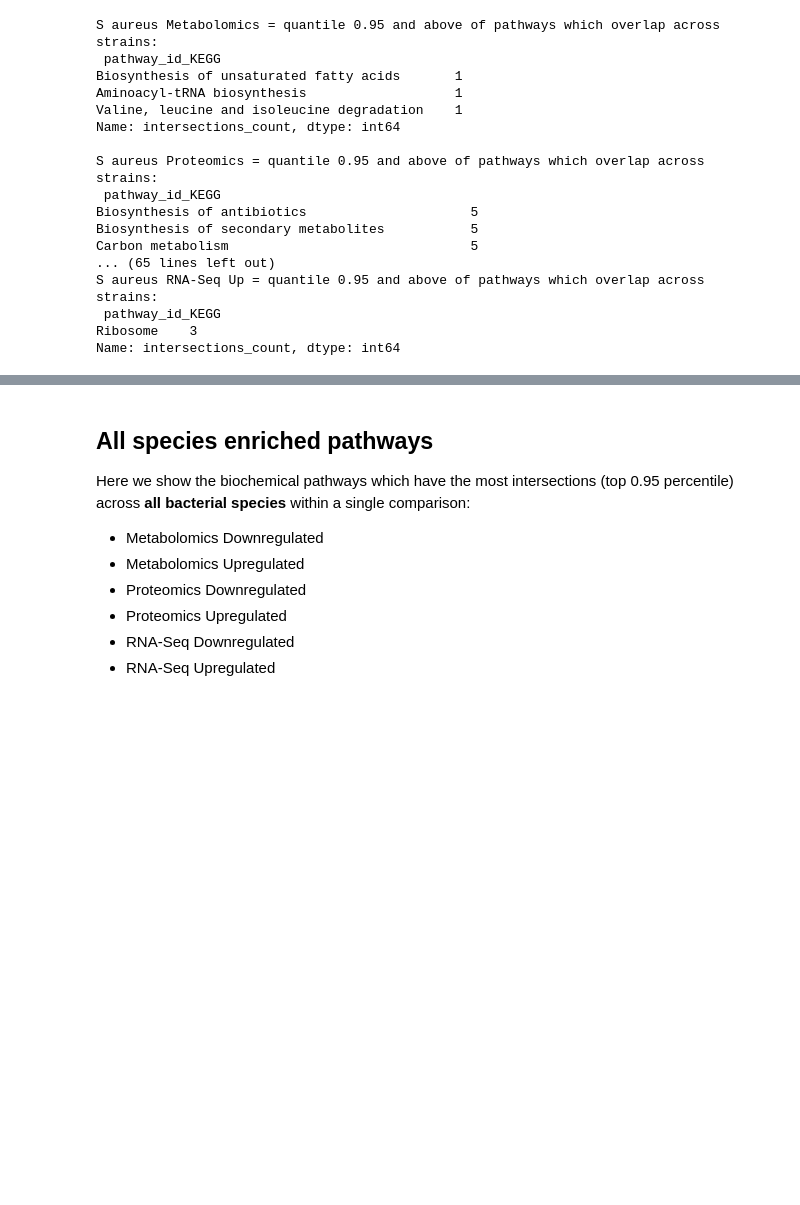
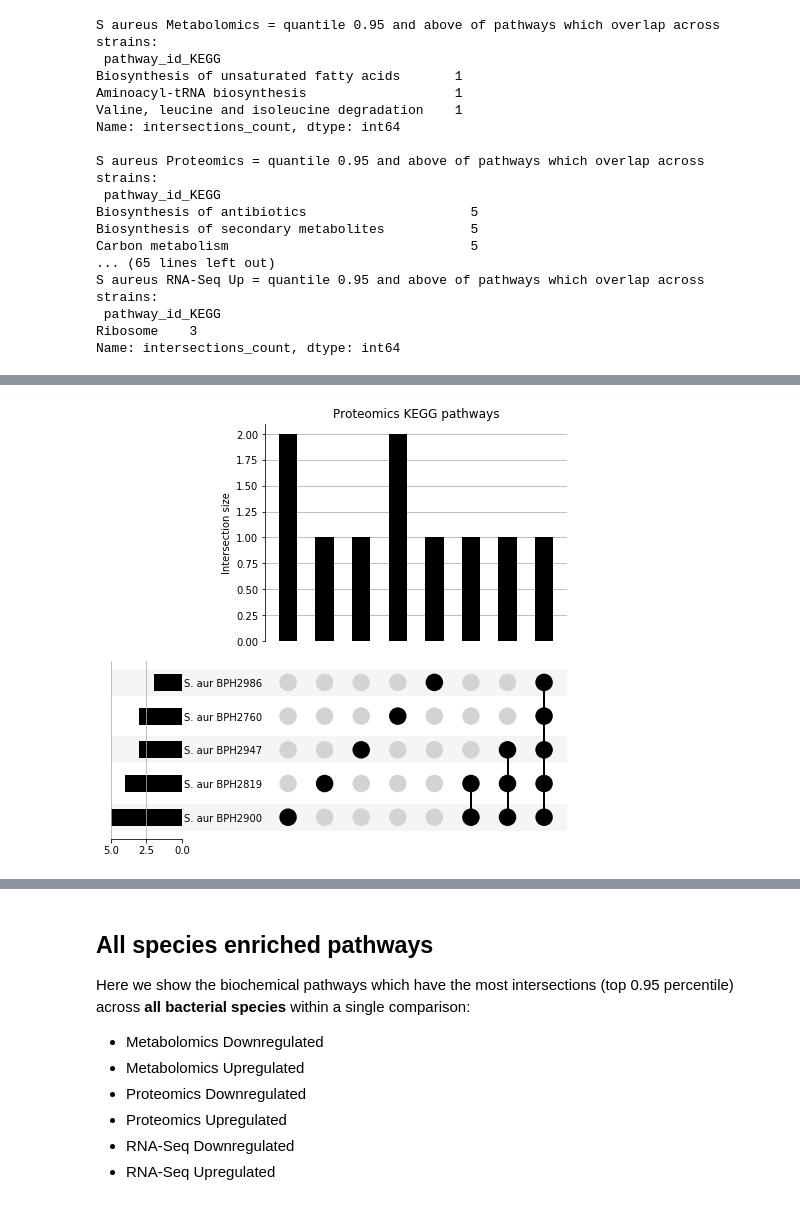
Before and after one commit to tyronechen/bpa_sepsis_visualisations, a Jupyter notebook: src/Multiomics_Visualisation.ipynb, the cells around one changed output, grey strips where cells are left out. Saved outputs shown, nothing was run; the diff lists cells and outputs as text; code cells hidden in the pictures; blank space fills up the shorter version.

Commit message:
Ran UpSet plots for camera gene set testing output

```diff
--- a/src/Multiomics_Visualisation.ipynb
+++ b/src/Multiomics_Visualisation.ipynb
@@ -403,0 +409,91 @@ Name: intersections_count, dtype: int64
+# %%
+infile_path_camera = "../data/KEGG_camera_test_all_results.tsv"
+camera = pandas.read_csv(infile_path_camera, sep="\t")
+camera
+
+# the Streptococcus pneumoniae strains are not part of this specific study
+camera = camera[camera["Species"] != "Streptococcus pneumoniae"]
+
+camera["Species_Strain_Type_of_Experiment"] = camera["Species"] + " " + camera["Strain"] + " " + camera["Type_of_Experiment"]
+camera["Species_Strain"] = camera["Species"] + " " + camera["Strain"]
+camera["Species_Strain_Type_of_Experiment_Direction"] = data["Species"] + " " + camera["Strain"] + " " + camera["Type_of_Experiment"] + " " + data["Direction"]
+camera["Type_of_Experiment_Direction"] = camera["Type_of_Experiment"] + " " + camera["Direction"]
+camera_all_sp_strains = camera["Species"] + " " + camera["Strain"]
+camera_all_sp_strains_unique = all_sp_strains.unique()
+
+# we want to filter out pathways of interest
+# filter out the data points of interest
+filter_unit = "FDR"
+threshold = 0.05
+
+camera_superset = camera.loc[camera[filter_unit] > threshold]
+camera_subset = camera.loc[camera[filter_unit] < threshold]
+camera_subset_sp_strains = camera_subset["Species"] + " " + camera_subset["Strain"]
+camera_subset_sp_strains_unique = camera_subset_sp_strains.unique()
+#subset.reset_index(inplace=True)
+camera_intermediate_data = camera_subset
+
+camera_removed = set(camera_all_sp_strains_unique) - set(camera_subset_sp_strains_unique)
+if camera_removed:
+    camera_removed = str(camera_removed)
+else:
+    camera_removed = "None"
+
+print(" ".join(["Data dimensions before", str(filter_unit), str(threshold), "filter:", str(camera.shape)]))
+print(" ".join(["Data dimensions after", str(filter_unit), str(threshold), "filter: ", str(camera_subset.shape)]))
+print(" ".join(["Strains removed by", str(filter_unit), str(threshold), "filter:", camera_removed]))
+
+# collapse across GC-MS and LC-MS
+camera_omics_kegg = camera_subset.loc[ : , ['Species_Strain', 'Species_Strain_Type_of_Experiment', 'kegg_pathway_name', 'Species', 'Strain', 'Type_of_Experiment', 'Direction', 'Type_of_Experiment_Direction'] ]
+camera_omics_kegg.drop_duplicates(inplace=True)
+before = camera_omics_kegg.shape
+
+# metabolomics block, also split into subsets based on regulation state (up or down)
+camera_metabolomics = camera_omics_kegg[camera_omics_kegg.Type_of_Experiment.str.startswith("Metabolomics")]
+camera_metabolomics["Type_of_Experiment"] = "Metabolomics"
+camera_metabolomics["Type_of_Experiment_Direction"] = camera_metabolomics["Type_of_Experiment"] + " " + camera_metabolomics["Direction"]
+camera_metabolomics_up = camera_metabolomics[camera_metabolomics["Direction"] == "Down"]
+camera_metabolomics_dn = camera_metabolomics[camera_metabolomics["Direction"] == "Up"]
+assert (camera_metabolomics.shape[0]) == (camera_metabolomics_up.shape[0] + camera_metabolomics_dn.shape[0]), "Total pathways surveyed should be the same"
+
+# proteomics block, also split into subsets based on regulation state (up or down)
+camera_proteomics = camera_omics_kegg[camera_omics_kegg.Type_of_Experiment.str.startswith("Proteomics")]
+camera_proteomics["Type_of_Experiment"] = "Proteomics"
+camera_proteomics["Type_of_Experiment_Direction"] = camera_proteomics["Type_of_Experiment"] + " " + camera_proteomics["Direction"]
+camera_proteomics_up = camera_proteomics[camera_proteomics["Direction"] == "Down"]
+camera_proteomics_dn = camera_proteomics[camera_proteomics["Direction"] == "Up"]
+assert (camera_proteomics.shape[0]) == (camera_proteomics_up.shape[0] + camera_proteomics_dn.shape[0]), "Total pathways surveyed should be the same"
+
+# rnaseq block, also split into subsets based on regulation state (up or down)
+camera_rna_seq = camera_omics_kegg[camera_omics_kegg.Type_of_Experiment.str.startswith("RNA-Seq")]
+camera_rna_seq["Type_of_Experiment"] = "RNA-Seq"
+camera_rna_seq["Type_of_Experiment_Direction"] = camera_rna_seq["Type_of_Experiment"] + " " + camera_rna_seq["Direction"]
+camera_rna_seq_up = camera_rna_seq[camera_rna_seq["Direction"] == "Down"]
+camera_rna_seq_dn = camera_rna_seq[camera_rna_seq["Direction"] == "Up"]
+assert (camera_rna_seq.shape[0]) == (camera_rna_seq_up.shape[0] + camera_rna_seq_dn.shape[0]), "Total pathways surveyed should be the same"
+
+camera_omics_kegg = pandas.concat([camera_rna_seq, camera_metabolomics, camera_proteomics], verify_integrity=True, sort=True)
+camera_omics_kegg_direction = pandas.concat([camera_rna_seq_up, camera_rna_seq_dn, camera_metabolomics_up, camera_metabolomics_dn, camera_proteomics_up, camera_proteomics_dn], verify_integrity=True, sort=True)
+
+assert before == camera_omics_kegg.shape
+assert before == camera_omics_kegg_direction.shape, "Original and recombined data must have identical dimensions!"
+camera_omics_kegg.drop_duplicates(inplace=True)
+camera_omics_kegg_direction.drop_duplicates(inplace=True)
+
+s_aureus_camera = reformat_data_for_upsetplot(camera_omics_kegg[camera_omics_kegg["Species"] == "Staphylococcus aureus"], "Type_of_Experiment")
+make_upsetplot(s_aureus_camera)
+
+quantile = 0.95
+most_intersections = list()
+for name, path in s_aureus_camera:
+    most_intersections.append((name, extract_pathway_by_intersections(path, quantile)))
+
+# export tsv files of pathways:quantity of intersections across strains
+for name, path in most_intersections:
+    print(name, "= quantile", quantile ,"of pathways which overlap across strains:\n", path["intersections_count"], "\n")
+    path.to_csv("_".join([outfile_path + "S_aureus_camera", "_".join(name.split(" ")), "quantile", str(quantile), "and_above.csv"]), sep="\t")
+
+# inspect data to investigate why metabolomics data no longer exist
+# it looks like no S aureus data made it through the desired filter
+camera_omics_kegg[camera_omics_kegg["Type_of_Experiment"] == "Metabolomics"]
+# %% [output]
@@ -403,0 +515 @@ Name: intersections_count, dtype: int64
+[figure, added]
```
Also changed, not shown: parts of 6 cells of this notebook, 3 other files.
